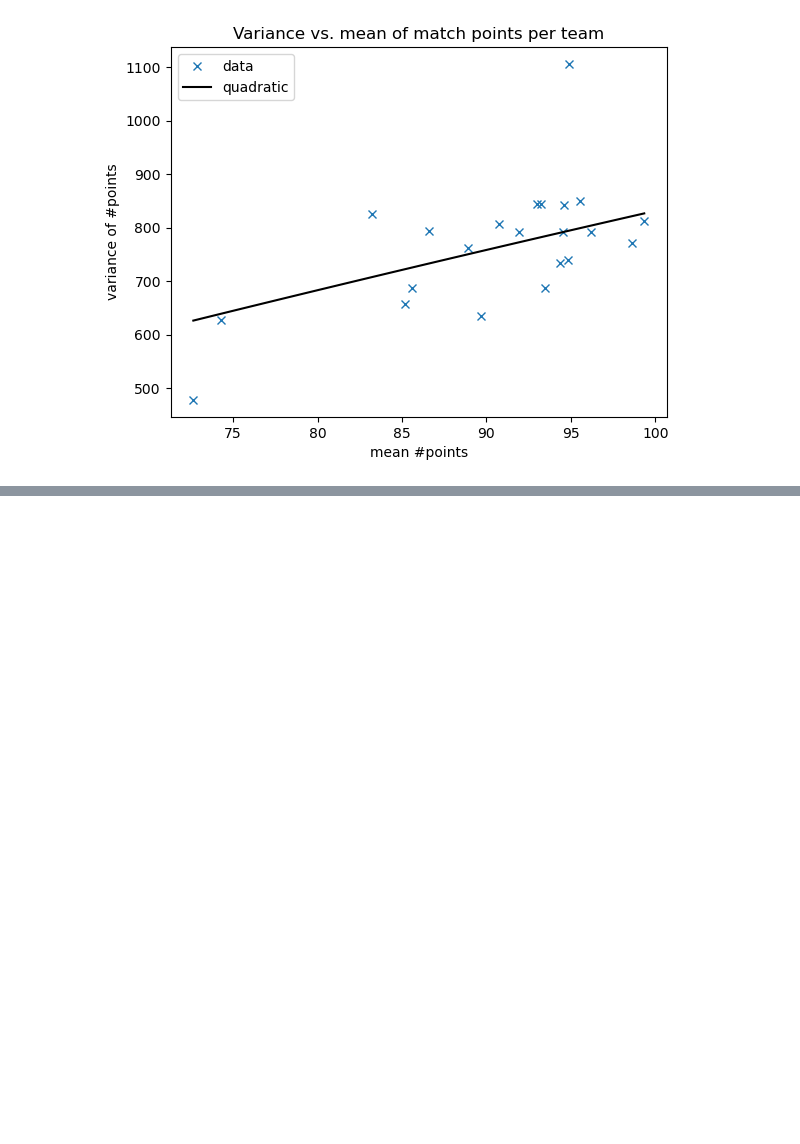
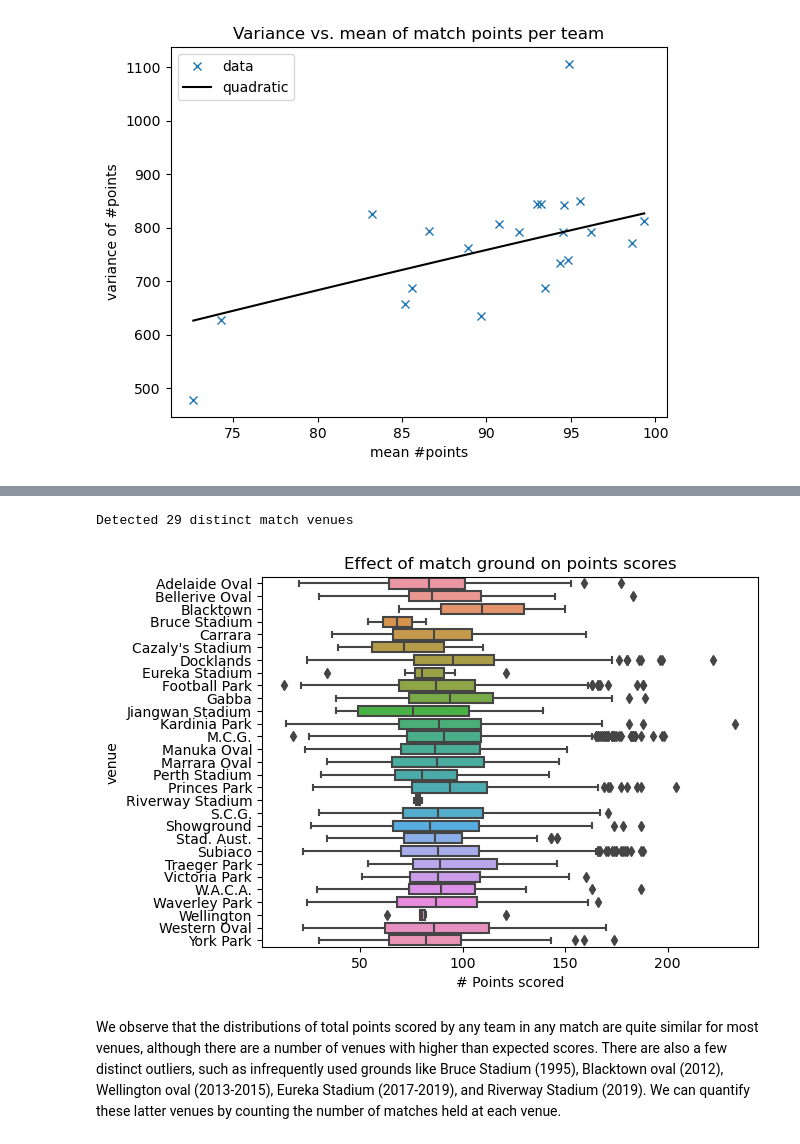
Before and after one commit to gaj67/gaj-data-science, a Jupyter notebook: AFL/notebooks/4_data_analysis.ipynb, the cells around one changed output, grey strips where cells are left out. Saved outputs shown, nothing was run; the diff lists cells and outputs as text; code cells hidden in the pictures; blank space fills up the shorter version.

```diff
--- a/AFL/notebooks/4_data_analysis.ipynb
+++ b/AFL/notebooks/4_data_analysis.ipynb
@@ -1623,0 +1665,17 @@ xx  note about testing this in the next chapter.
+# %%
+all_venues = sorted(df_std_matches.venue.unique())
+num_venues = len(all_venues)
+print(f"Detected {num_venues} distinct match venues")
+# %% [output]
+Detected 29 distinct match venues
+# %%
+scores_by_venue = defaultdict(list)
+for match in df_std_matches.itertuples():
+    scores_by_venue[match.venue].extend(
+        [match.for_total_score, match.against_total_score]
+    )
+# %%
+df_scores = pd.DataFrame(columns=['venue', 'score'])
+for venue in all_venues:
+    for score in scores_by_venue[venue]:
+        df_scores.loc[len(df_scores),] = (venue, score)
@@ -1623,0 +1684,19 @@ xx  note about testing this in the next chapter.
+# %%
+ax = sns.boxplot(
+    x="score", y="venue", data=df_scores
+)
+plt.title("Effect of match ground on points scores")
+plt.xlabel("# Points scored")
+plt.show()
+# %% [output]
+[figure, added]
+# %% [markdown]
+We observe that the distributions of total points scored by any team in any match are quite similar for most venues,  although
+there are a number of venues with higher than expected
+scores.
+There are also a few distinct outliers, such as infrequently used grounds like Bruce Stadium (1995),
+Blacktown oval (2012),
+Wellington oval (2013-2015),
+Eureka Stadium (2017-2019), and Riverway Stadium (2019).
+We can quantify these latter venues by counting the number of matches
+held at each venue.
```
Also changed, not shown: parts of 43 cells of this notebook, 1 other file.
